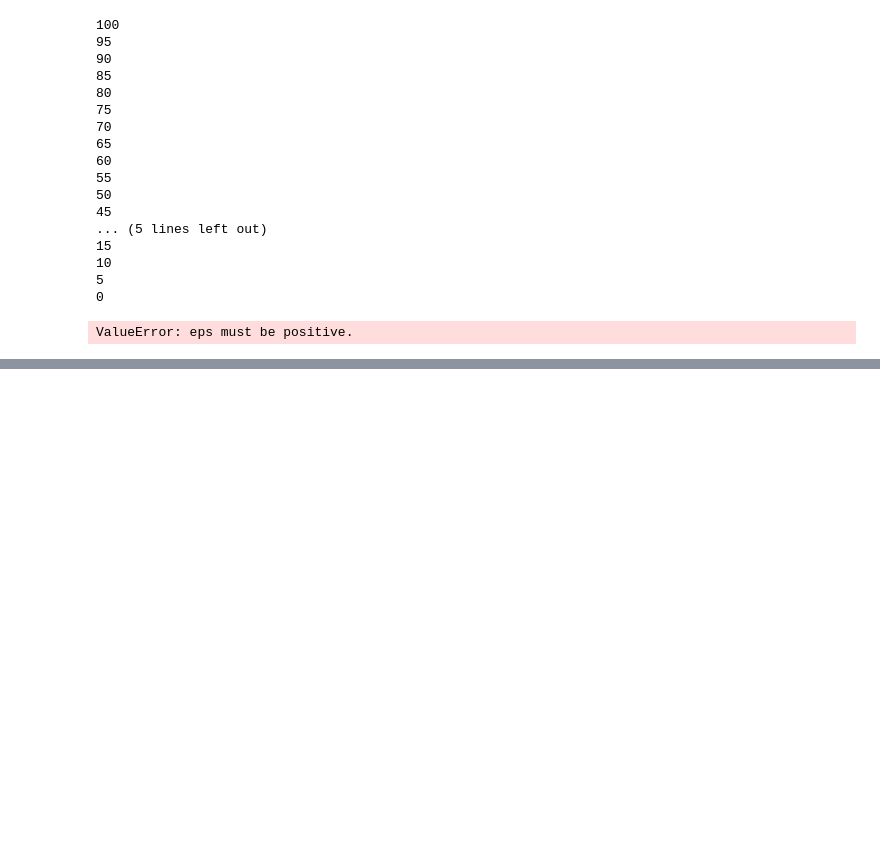
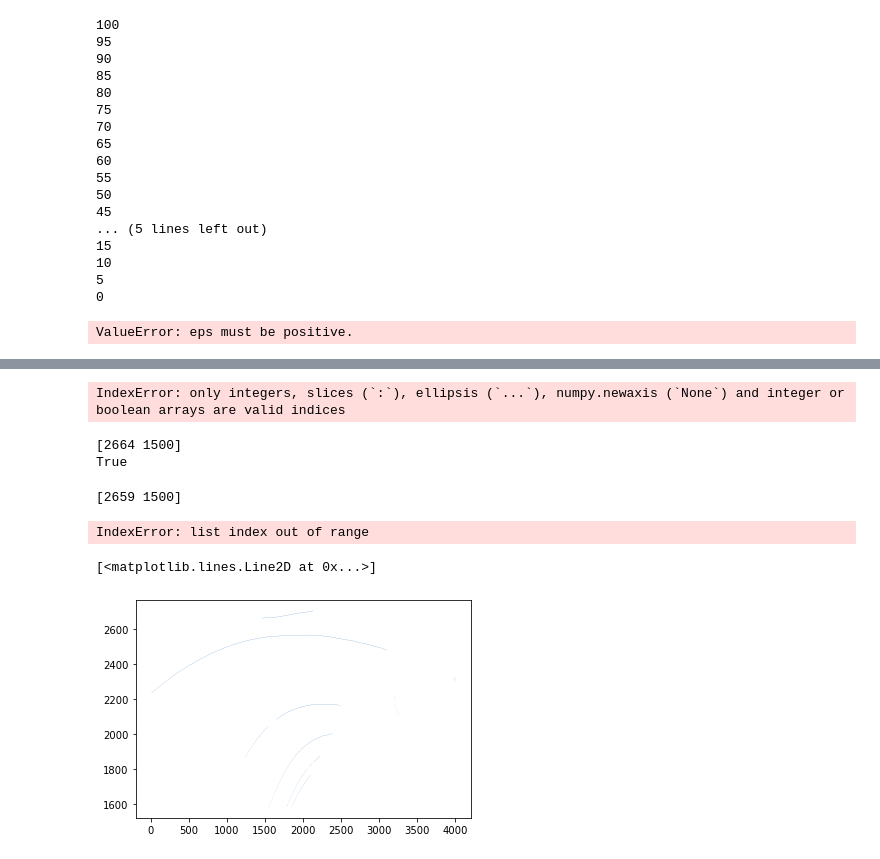
Before and after one commit to oro-sean/stripeField, a Jupyter notebook: labels.ipynb, the cells around one changed output, grey strips where cells are left out. Drawn from its saved outputs; the diff is of its cells as text; code cells hidden in the pictures; blank space fills up the shorter version.

```diff
--- a/labels.ipynb
+++ b/labels.ipynb
@@ -89,7 +77,7 @@ distance = 100 # set inital eps (distance to jump in clustering) to 25
 repeated_cluster = True # set to true to enter while loop
 while repeated_cluster:
     print(distance)
-    stripe_clusters = DBSCAN(eps=distance, min_samples=1).fit(stripes_Vexagerated) # fit clusters using DB SCAN
+    stripe_clusters = DBSCAN(eps=distance, min_samples=10).fit(stripes_Vexagerated) # fit clusters using DB SCAN
 
 
 
@@ -151,0 +163,8 @@ plt.imsave('stripes.png', assesment_image.astype('uint8'))
+# %%
+stripes_single = np.copy(stripes[np.lexsort((stripes[:,0], stripes[:,1]))]) # sort stripes array by column values and then the row values
+start_stop = np.where(np.diff(stripes_single[:,0], axis=0) != 1) # return index of locations where the difference between elements is not 1
+start_stop = list(start_stop[0]) # convert start_stop to list
+start_stop.insert(0,0) # insert a leading zero to mark start of first stripe
+new_cols = np.where(np.diff(stripes_single[:,1], axis=0) == 1)
+new_cols = list(new_cols[0])
+new_cols.insert(0,0)
@@ -151,0 +196,21 @@ plt.imsave('stripes.png', assesment_image.astype('uint8'))
+# %%
+final_ind = []
+for i in range(len(new_cols)-1):
+    col_starts = start_stop.index(new_cols[i])
+    col_ends = start_stop.index(new_cols[i+1])
+    if col_ends - col_starts == 1:
+        centre_index = int((start_stop[col_ends] + start_stop[col_starts]) / 2)
+        final_ind.append(centre_index)
+
+    else:
+        ss = start_stop[col_starts:col_ends+1]
+        ss[0] = ss[0]+1
+        todrop = []
+        for j in range(1,(len(ss)-1)):
+            if (stripes_single[ss[j]+1,0] - stripes_single[ss[j], 0]) < 6:
+                if j != 0 or j != len(ss)-1:
+                    todrop.append(j)
+        val_to_drop = [ss[drop] for drop in todrop]
+        [ss.remove(val) for val in val_to_drop]
+        centre_index = [int(sum(ss[m:m+2])/2) for m in range(len(ss)-1)]
+        [final_ind.append(index) for index in centre_index]
@@ -151,0 +219,18 @@ plt.imsave('stripes.png', assesment_image.astype('uint8'))
+# %%
+stripes_final = np.copy(stripes_single[final_ind,:])
+# %% [output]
+IndexError: only integers, slices (`:`), ellipsis (`...`), numpy.newaxis (`None`) and integer or boolean arrays are valid indices
+# %%
+print(stripes_single[ss[3]])
+print((stripes_single[ss[3]+1,0] - stripes_single[ss[3], 0]) < 6)
+# %% [output]
+[2664 1500]
+True
+# %%
+print(stripes_single[36249,:])
+# %% [output]
+[2659 1500]
+# %%
+start_stop[18110]
+# %% [output]
+IndexError: list index out of range
@@ -151,0 +239,7 @@ plt.imsave('stripes.png', assesment_image.astype('uint8'))
+# %%
+stripes_single = np.copy(stripes_single[final_ind,:])
+# %%
+plt.plot(stripes_single[:,1], stripes_single[:,0], 'o', markersize = 0.005)
+# %% [output]
+[<matplotlib.lines.Line2D at 0x...>]
+[figure, added]
```
Also changed, not shown: parts of 12 cells of this notebook.
